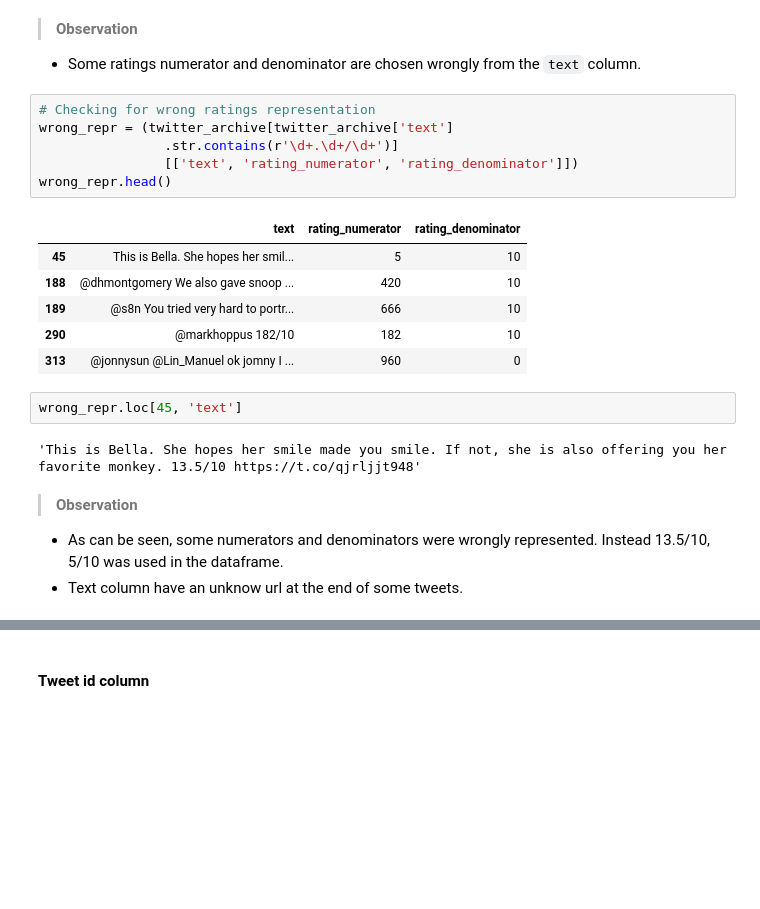
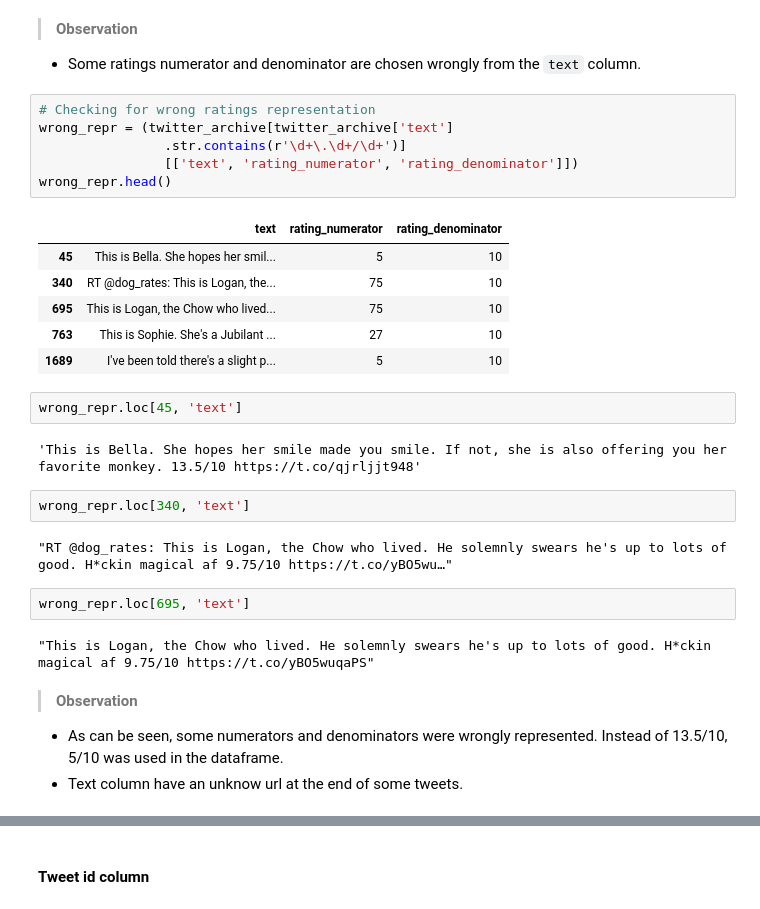
Before and after one commit to comsavvy/WeRateDogs-Wrangling-and-Visualization-Analysis, a Jupyter notebook: wrangle_act.ipynb, the cells around one changed output, grey strips where cells are left out. Cells and saved outputs as stored; diff of their text form; blank space fills up the shorter version.

```diff
--- a/wrangle_act.ipynb
+++ b/wrangle_act.ipynb
@@ -189,22 +189,30 @@ wrong_denom.loc[313, 'text']
 # %%
 # Checking for wrong ratings representation
 wrong_repr = (twitter_archive[twitter_archive['text']
-                .str.contains(r'\d+.\d+/\d+')]
+                .str.contains(r'\d+\.\d+/\d+')]
                 [['text', 'rating_numerator', 'rating_denominator']])
 wrong_repr.head()
 # %% [output]
 |  | text | rating_numerator | rating_denominator |
 | 45 | This is Bella. She hopes her smil... | 5 | 10 |
-| 188 | @dhmontgomery We also gave snoop ... | 420 | 10 |
-| 189 | @s8n You tried very hard to portr... | 666 | 10 |
-| 290 | @markhoppus 182/10 | 182 | 10 |
-| 313 | @jonnysun @Lin_Manuel ok jomny I ... | 960 | 0 |
+| 340 | RT @dog_rates: This is Logan, the... | 75 | 10 |
+| 695 | This is Logan, the Chow who lived... | 75 | 10 |
+| 763 | This is Sophie. She's a Jubilant ... | 27 | 10 |
+| 1689 | I've been told there's a slight p... | 5 | 10 |
 # %%
 wrong_repr.loc[45, 'text']
 # %% [output]
 'This is Bella. She hopes her smile made you smile. If not, she is also offering you her favorite monkey. 13.5/10 https://t.co/qjrljjt948'
+# %%
+wrong_repr.loc[340, 'text']
+# %% [output]
+"RT @dog_rates: This is Logan, the Chow who lived. He solemnly swears he's up to lots of good. H*ckin magical af 9.75/10 https://t.co/yBO5wu…"
+# %%
+wrong_repr.loc[695, 'text']
+# %% [output]
+"This is Logan, the Chow who lived. He solemnly swears he's up to lots of good. H*ckin magical af 9.75/10 https://t.co/yBO5wuqaPS"
 # %% [markdown]
 > **Observation**
 
-- As can be seen, some numerators and denominators were wrongly represented. Instead 13.5/10, 5/10 was used in the dataframe.
+- As can be seen, some numerators and denominators were wrongly represented. Instead of 13.5/10, 5/10 was used in the dataframe.
 - Text column have an unknow url at the end of some tweets.
```
Also changed, not shown: parts of 27 cells of this notebook, 1 other file.
